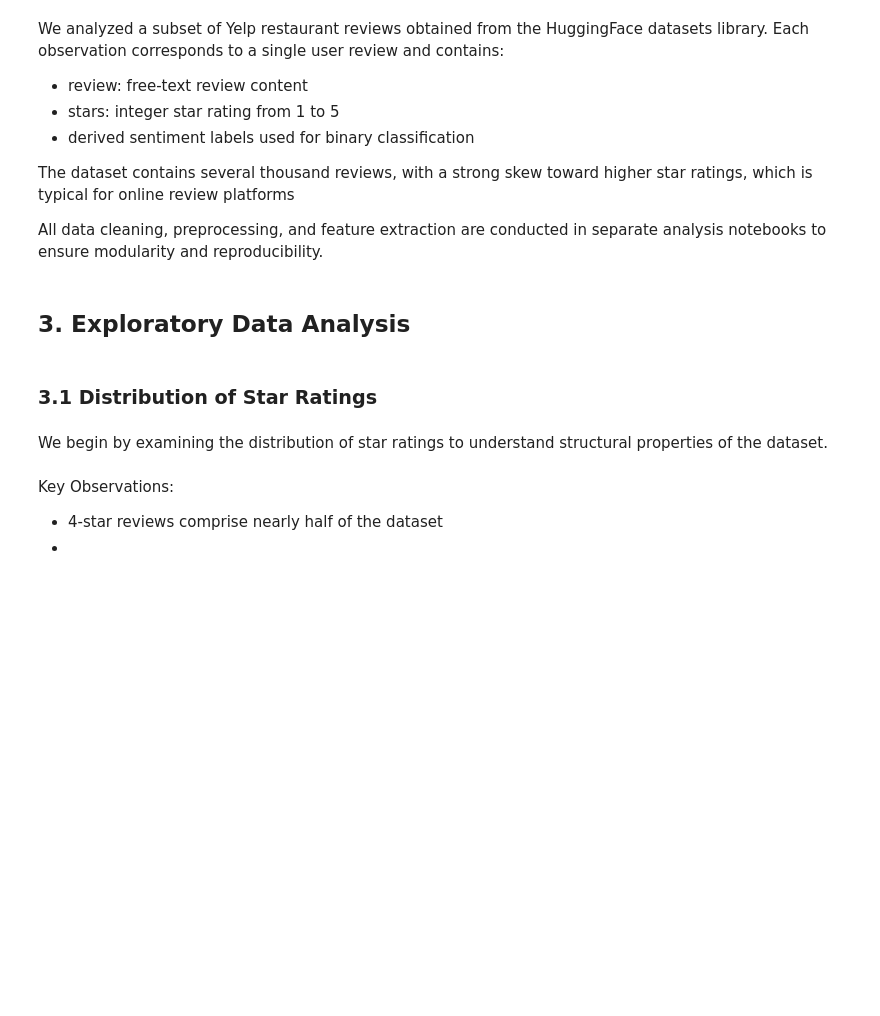
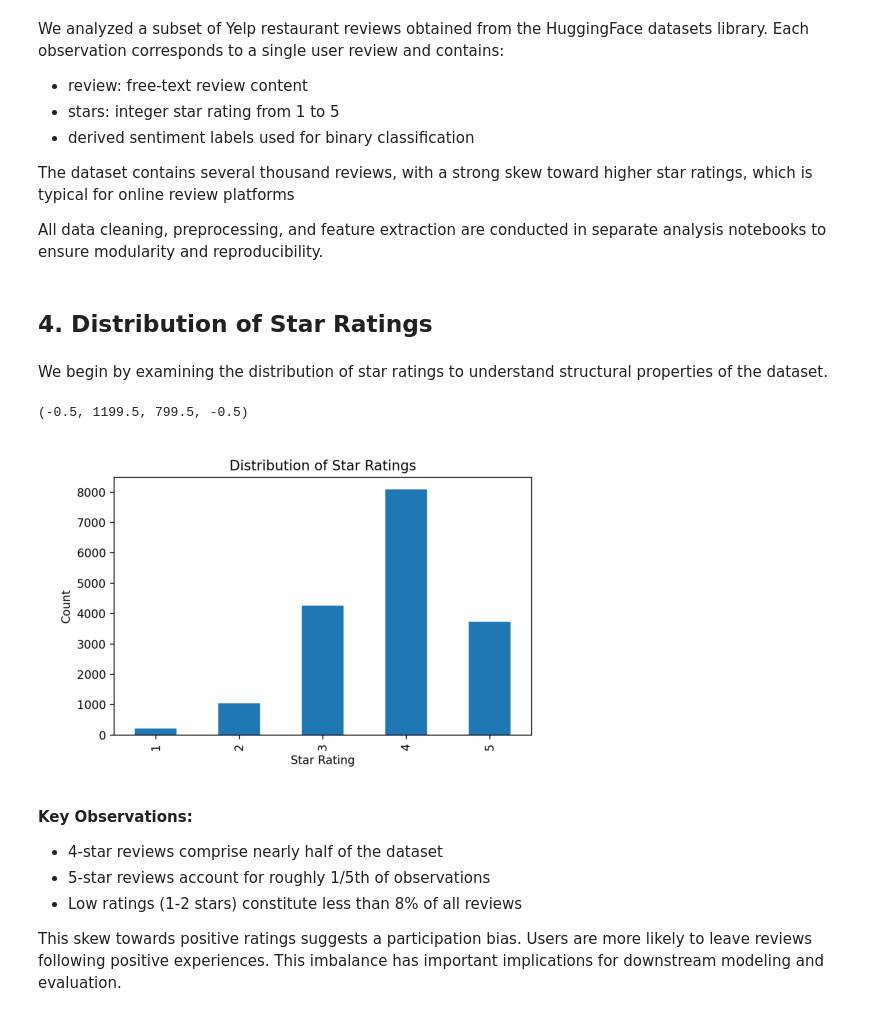
Before and after one commit to UCB-stat-159-f25/final-group23, a Jupyter notebook: main.ipynb, the cells around one changed output. Drawn from its saved outputs; the diff is of its cells as text; code cells hidden in the pictures; blank space fills up the shorter version.

```diff
--- a/main.ipynb
+++ b/main.ipynb
@@ -25,14 +37,25 @@ We analyzed a subset of Yelp restaurant reviews obtained from the HuggingFace da
 The dataset contains several thousand reviews, with a strong skew toward higher star ratings, which is typical for online review platforms
 
 All data cleaning, preprocessing, and feature extraction are conducted in separate analysis notebooks to ensure modularity and reproducibility.
-# %% [markdown]
-## 3. Exploratory Data Analysis
 # %% [markdown]
-### 3.1 Distribution of Star Ratings
+## 4. Distribution of Star Ratings
 # %% [markdown]
 We begin by examining the distribution of star ratings to understand structural properties of the dataset.
+# %%
+from PIL import Image
+import matplotlib.pyplot as plt
+
+img = Image.open("outputs/star_rating_distribution.png")
+plt.imshow(img)
+plt.axis("off")
+# %% [output]
+(-0.5, 1199.5, 799.5, -0.5)
+[figure, added]
 # %% [markdown]
-Key Observations:
+**Key Observations:**
 
 - 4-star reviews comprise nearly half of the dataset
--
+- 5-star reviews account for roughly 1/5th of observations
+- Low ratings (1-2 stars) constitute less than 8% of all reviews
+
+This skew towards positive ratings suggests a participation bias. Users are more likely to leave reviews following positive experiences. This imbalance has important implications for downstream modeling and evaluation.
```
Also changed, not shown: parts of 26 cells of this notebook.
